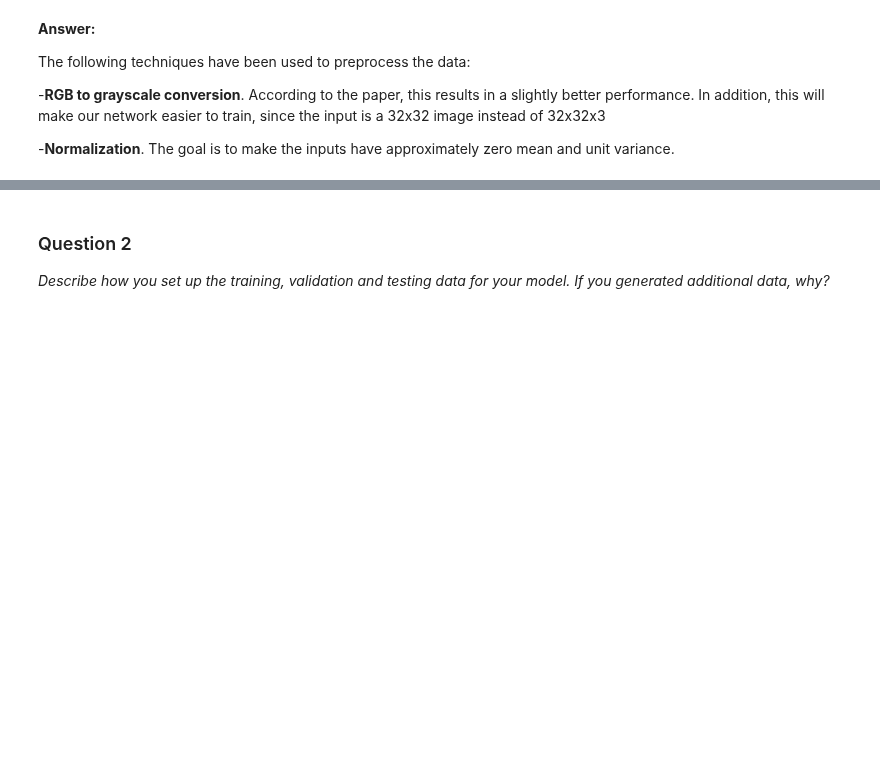
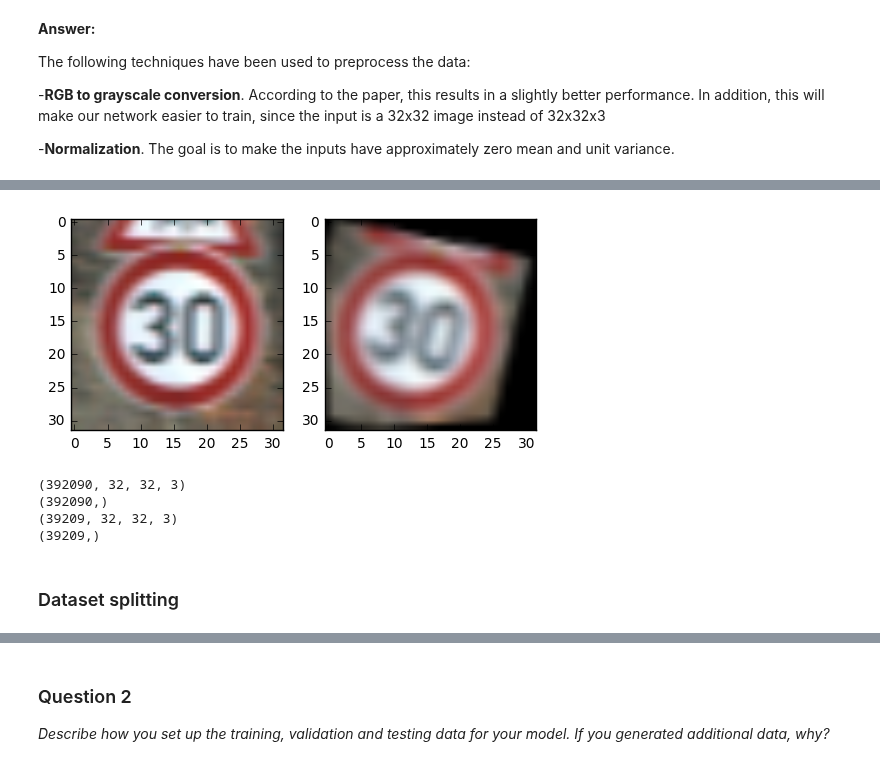
Before and after one commit to carlosgalvezp/Udacity-Self-Driving-Car-Nanodegree, a Jupyter notebook: term1/projects/CarND-TrafficSigns-P2/Traffic_Signs_Recognition.ipynb, the cells around one changed output, grey strips where cells are left out. Drawn from its saved outputs; the diff is of its cells as text; code cells hidden in the pictures; blank space fills up the shorter version.

Commit message:
Implement dataset extension

```diff
--- a/term1/projects/CarND-TrafficSigns-P2/Traffic_Signs_Recognition.ipynb
+++ b/term1/projects/CarND-TrafficSigns-P2/Traffic_Signs_Recognition.ipynb
@@ -276,3 +346,22 @@ The following techniques have been used to preprocess the data:
+# %%
+x_in = X_train[1000]
+x_out = jitter_image(x_in)
+
+plt.subplot(1,2,1)
+plt.imshow(np.squeeze(x_in), cmap='gray');
+plt.subplot(1,2,2)
+plt.imshow(np.squeeze(x_out), cmap='gray');
+# %% [output]
+[figure, added]
+# %%
+X_train, y_train = extend_training_data(X_train, y_train)
+# %% [output]
+(392090, 32, 32, 3)
+(392090,)
+(39209, 32, 32, 3)
+(39209,)
+# %% [markdown]
+### Dataset splitting
 # %%
 ### Dataset splitting
 validation_size = 0.1
```
Also changed, not shown: parts of 16 cells of this notebook, 1 other file.
